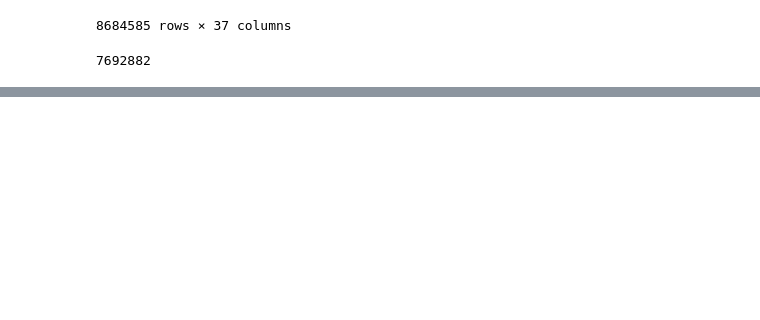
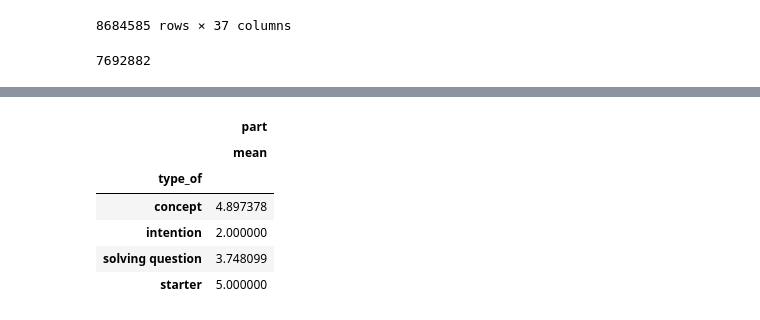
Before and after one commit to zakopuro/kaggle_Riiid, a Jupyter notebook: notebook/debug.ipynb, the cells around one changed output, grey strips where cells are left out. Cells and saved outputs as stored; diff of their text form; code cells hidden in the pictures; blank space fills up the shorter version.

```diff
--- a/notebook/debug.ipynb
+++ b/notebook/debug.ipynb
@@ -168,0 +172,3 @@ df['answered_correctly_avg_user_content'].isnull().sum()
+# %%
+df_part_train = pd.read_feather(f'../features/mini_data/PART_train.feather')
+df_part_valid = pd.read_feather(f'../features/mini_data/PART_valid.feather')
@@ -168,0 +183,6 @@ df['answered_correctly_avg_user_content'].isnull().sum()
+# %%
+train = pd.read_feather(f'../features/mini_data/BASE_train.feather')
+valid = pd.read_feather(f'../features/mini_data/BASE_valid.feather')
+# %%
+train = pd.concat([train,df_part_train],axis=1)
+valid = pd.concat([valid,df_part_train],axis=1)
@@ -168,0 +206,11 @@ df['answered_correctly_avg_user_content'].isnull().sum()
+# %%
+train['']
+train[['type_of','part']].groupby('type_of').agg(['mean'])
+# %% [output]
+|  | part |
+|  | mean |
+| type_of |  |
+| concept | 4.897378 |
+| intention | 2.000000 |
+| solving question | 3.748099 |
+| starter | 5.000000 |
```
Also changed, not shown: parts of 8 cells of this notebook, 7 other files.
